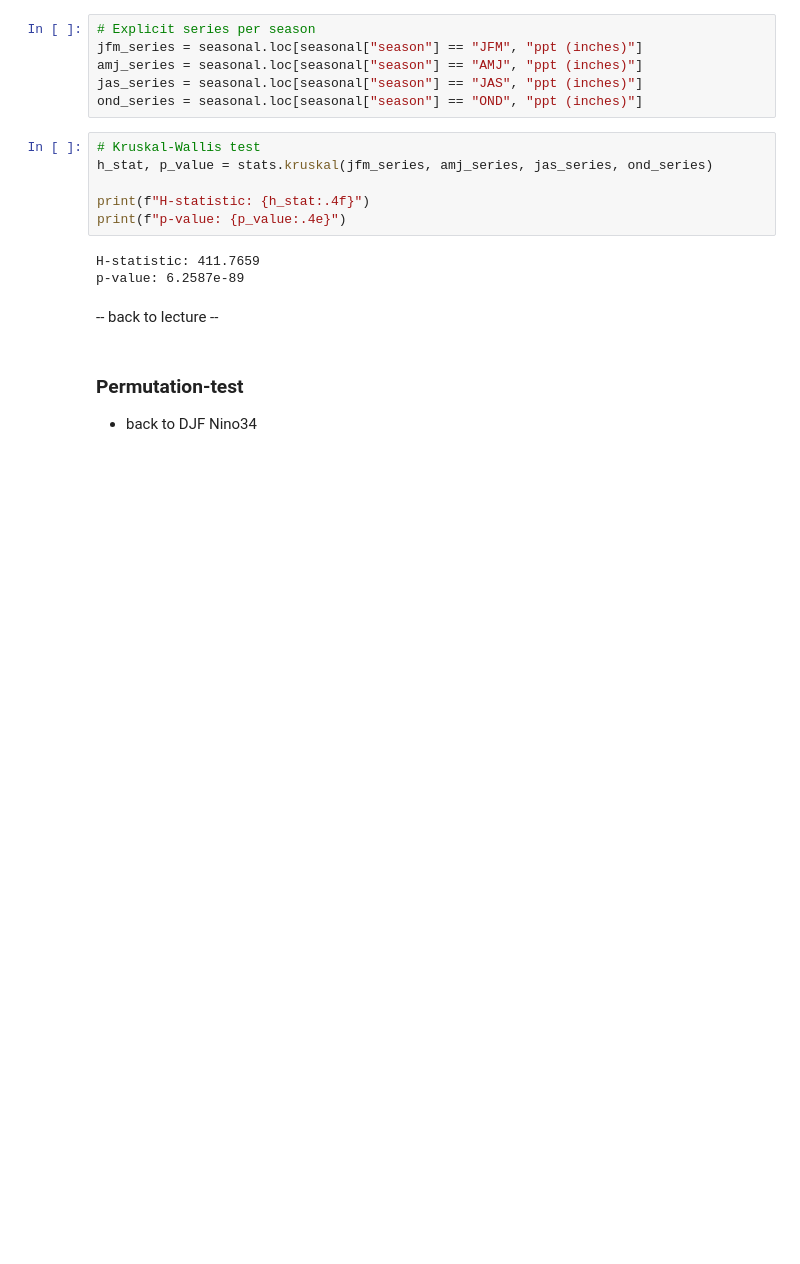
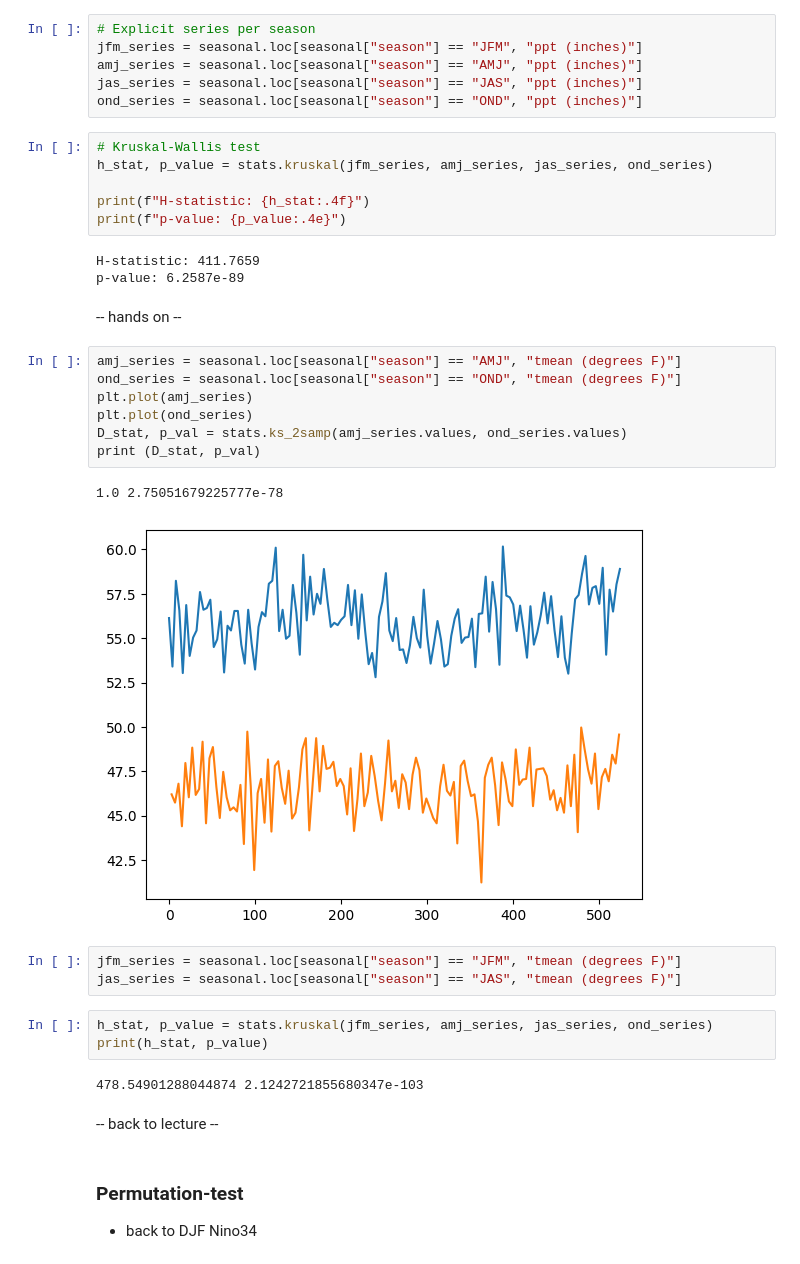
Before and after one commit to cl3225/CLMTG-5060, a Jupyter notebook: Lecture04_example.ipynb, the cells around one changed output. Cells and saved outputs as stored; diff of their text form; blank space fills up the shorter version.

```diff
--- a/Lecture04_example.ipynb
+++ b/Lecture04_example.ipynb
@@ -138,6 +138,26 @@ print(f"p-value: {p_value:.4e}")
 # %% [output]
 H-statistic: 411.7659
 p-value: 6.2587e-89
+# %% [markdown]
+-- hands on --
+# %%
+amj_series = seasonal.loc[seasonal["season"] == "AMJ", "tmean (degrees F)"]
+ond_series = seasonal.loc[seasonal["season"] == "OND", "tmean (degrees F)"]
+plt.plot(amj_series)
+plt.plot(ond_series)
+D_stat, p_val = stats.ks_2samp(amj_series.values, ond_series.values)
+print (D_stat, p_val)
+# %% [output]
+1.0 2.75051679225777e-78
+[figure, added]
+# %%
+jfm_series = seasonal.loc[seasonal["season"] == "JFM", "tmean (degrees F)"]
+jas_series = seasonal.loc[seasonal["season"] == "JAS", "tmean (degrees F)"]
+# %%
+h_stat, p_value = stats.kruskal(jfm_series, amj_series, jas_series, ond_series)
+print(h_stat, p_value)
+# %% [output]
+478.54901288044874 2.1242721855680347e-103
 # %% [markdown]
 -- back to lecture --
 # %% [markdown]
```
Also changed, not shown: parts of 1 cell of this notebook.
